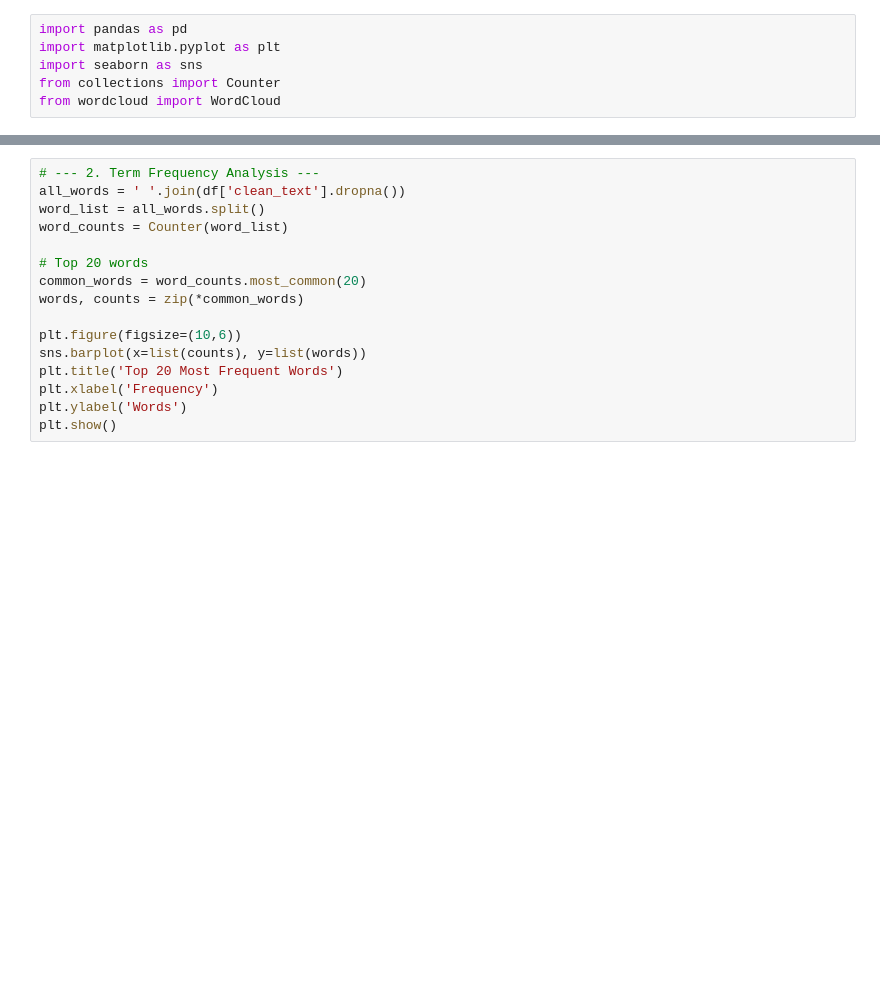
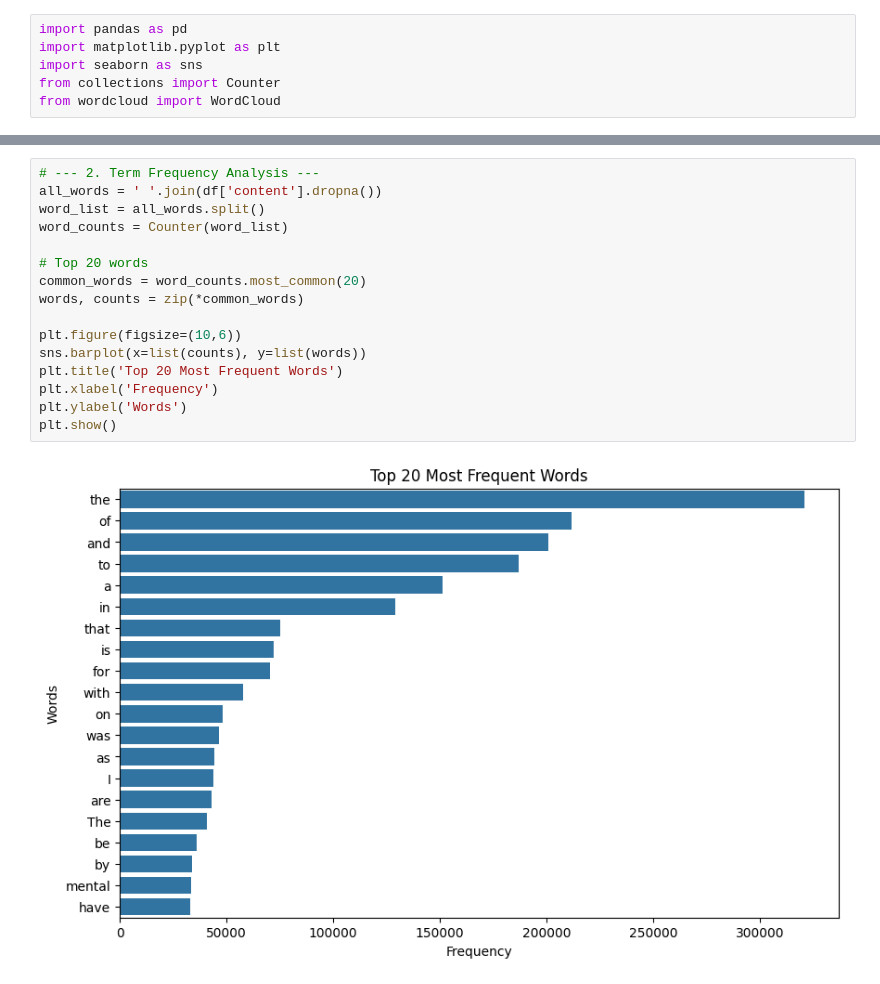
Before and after one commit to kashish-vaish/NLP, a Jupyter notebook: MentalHealthAndAdvocacy/EDA/01_eda_exploration.ipynb, the cells around one changed output, grey strips where cells are left out. Cells and saved outputs as stored; diff of their text form; blank space fills up the shorter version.

```diff
--- a/MentalHealthAndAdvocacy/EDA/01_eda_exploration.ipynb
+++ b/MentalHealthAndAdvocacy/EDA/01_eda_exploration.ipynb
@@ -56,19 +56,21 @@ max               NaN                                                NaN
 # %%
 # --- 2. Term Frequency Analysis ---
-all_words = ' '.join(df['clean_text'].dropna())
+all_words = ' '.join(df['content'].dropna())
 word_list = all_words.split()
 word_counts = Counter(word_list)
 
 # Top 20 words
 common_words = word_counts.most_common(20)
 words, counts = zip(*common_words)
 
 plt.figure(figsize=(10,6))
 sns.barplot(x=list(counts), y=list(words))
 plt.title('Top 20 Most Frequent Words')
 plt.xlabel('Frequency')
 plt.ylabel('Words')
 plt.show()
+# %% [output]
+[figure, added]
 # %%
 # --- 3. Word Cloud ---
 wordcloud = WordCloud(width=800, height=400, background_color='white').generate(all_words)
```
Also changed, not shown: parts of 4 cells of this notebook, 2 other files.
